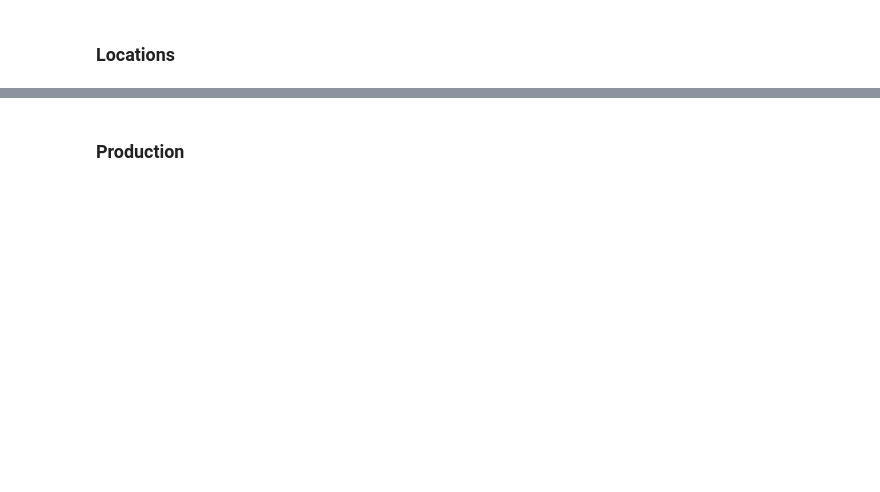
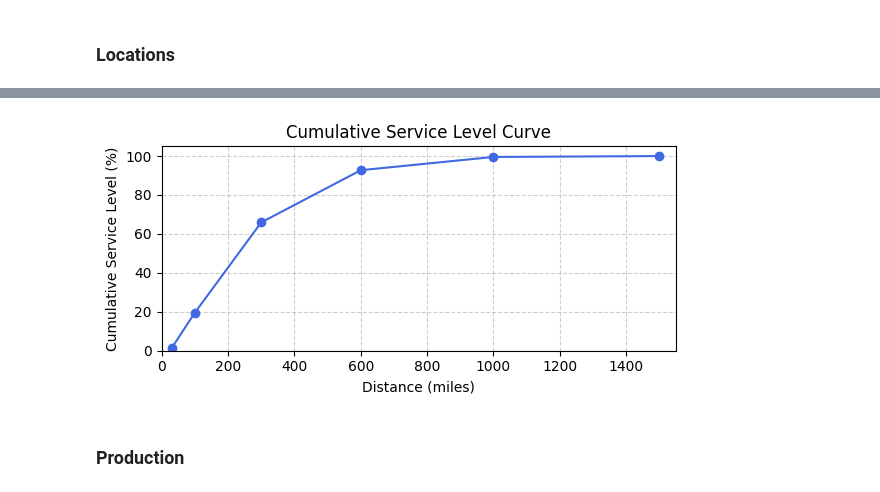
Before and after one commit to Gui-FernandesBR/PRO5807-case-study-2025, a Jupyter notebook: notebooks/modelo-gurobi.ipynb, the cells around one changed output, grey strips where cells are left out. Cells and saved outputs as stored; diff of their text form; code cells hidden in the pictures; blank space fills up the shorter version.

```diff
--- a/notebooks/modelo-gurobi.ipynb
+++ b/notebooks/modelo-gurobi.ipynb
@@ -532,3 +555,3 @@ for p in plants:
 # %%
-M = total_prod
+M = total_demand
 # %%
@@ -662,2 +743,20 @@ if len(closed_w) > 0:
 # %%
-service_level.getValue()
+# Calculate and print cumulative service level curve
+
+service_levels = [
+    (30, service_level_30.getValue()),
+    (100, service_level_100.getValue()),
+    (300, service_level_300.getValue()),
+    (600, service_level_600.getValue()),
+    (1000, service_level_1000.getValue()),
+    (1500, service_level_1500.getValue()),
+]
+
+print("=" * 60)
+print(f"{'Service Level Curve':^60}")
+print("=" * 60)
+print(f"{'Distance (miles)':<20} {'Service Level (%)':>35}")
+print("-" * 60)
+for dist, level in service_levels:
+    print(f"{dist:>20} {100 * level:25.2f}")
+# print("-" * 60)
@@ -664,3 +775,22 @@ service_level.getValue()
+# %%
+# Optionally, plot the cumulative curve if matplotlib is available
+
+
+distances = [d for d, _ in service_levels]
+levels = [100 * sl for _, sl in service_levels]
+
+plt.figure(figsize=(6, 3))
+plt.plot(distances, levels, marker="o", linestyle="-", color="royalblue")
+plt.title("Cumulative Service Level Curve")
+plt.xlabel("Distance (miles)")
+plt.ylabel("Cumulative Service Level (%)")
+plt.grid(True, linestyle="--", alpha=0.6)
+plt.ylim(0, 105)
+plt.xlim(0, max(distances) + 50)
+plt.tight_layout()
+plt.show()
+# %% [output]
+[figure, added]
 # %%
 # TODO: Salvar os open warehouses em um arquivo
 # %% [markdown]
```
Also changed, not shown: parts of 74 cells of this notebook, 1 other file.
